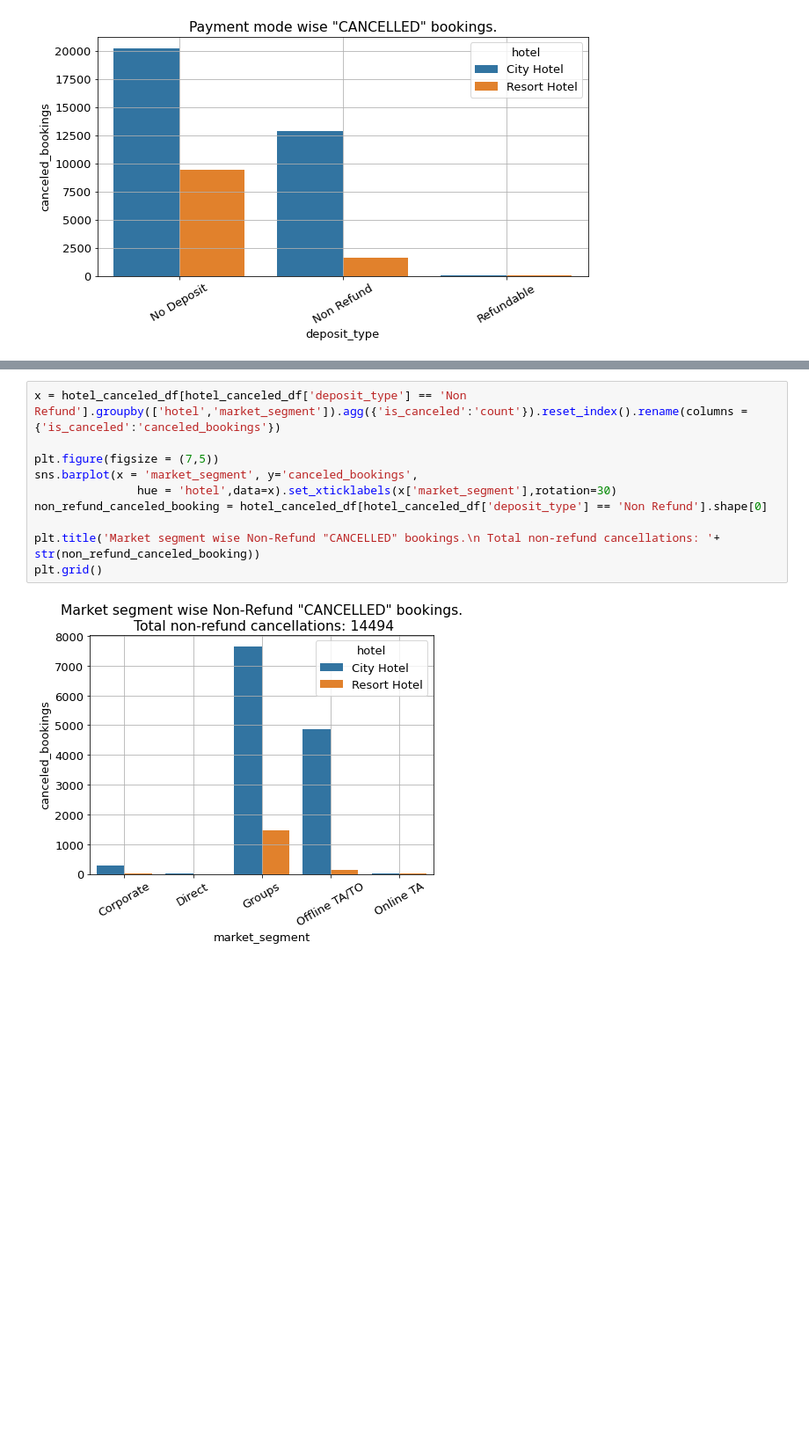
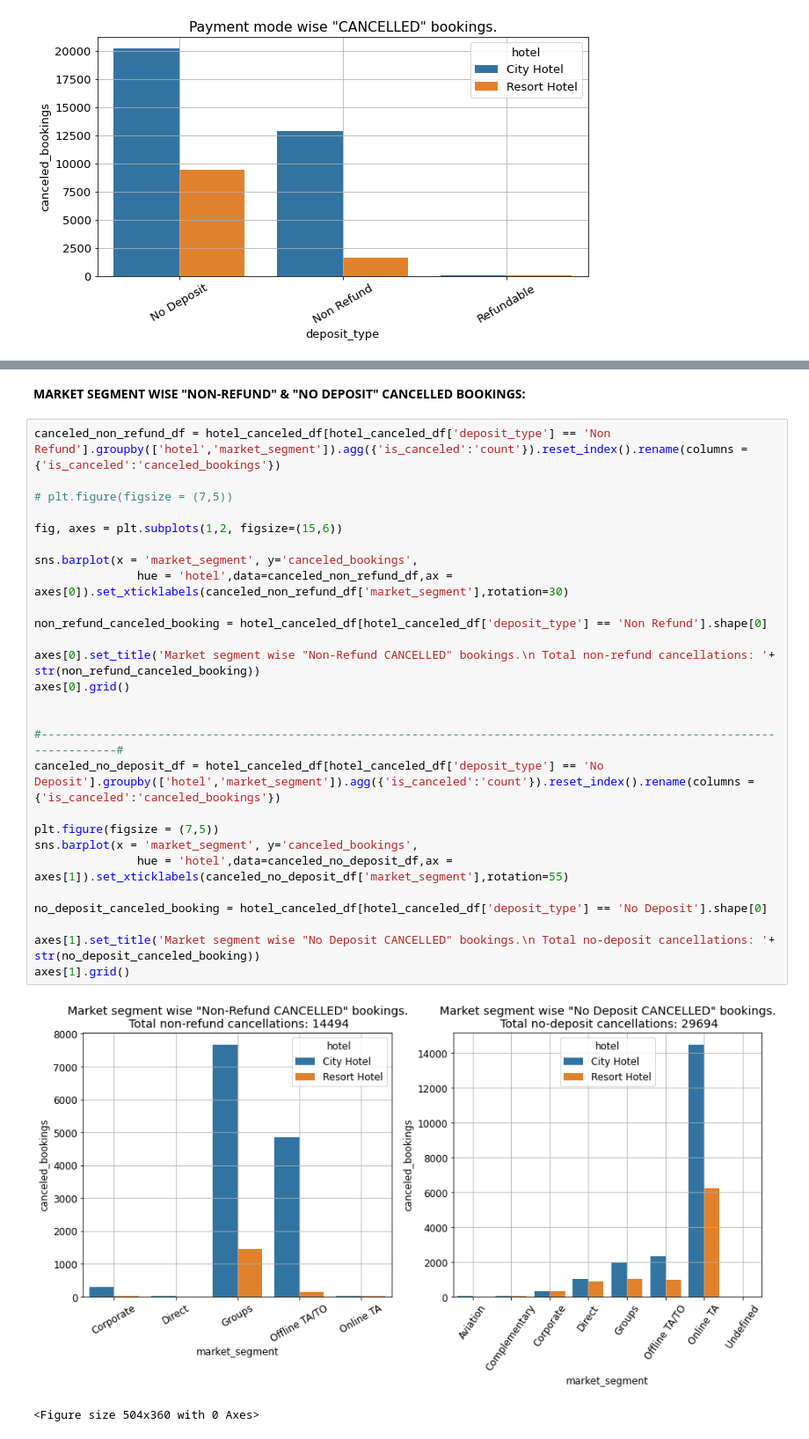
Before and after one commit to Abhi-nav0506/Capstone-EDA-Hotel-Booking, a Jupyter notebook: Hotel_Booking_Analysis_Capstone_Project.ipynb, the cells around one changed output, grey strips where cells are left out. Shown at 88% size. Cells and saved outputs as stored; diff of their text form; blank space fills up the shorter version.

```diff
--- a/Hotel_Booking_Analysis_Capstone_Project.ipynb
+++ b/Hotel_Booking_Analysis_Capstone_Project.ipynb
@@ -673,12 +606,32 @@ plt.grid()
+# %% [markdown]
+**MARKET SEGMENT WISE "NON-REFUND" & "NO DEPOSIT" CANCELLED BOOKINGS:**
 # %%
-x = hotel_canceled_df[hotel_canceled_df['deposit_type'] == 'Non Refund'].groupby(['hotel','market_segment']).agg({'is_canceled':'count'}).reset_index().rename(columns = {'is_canceled':'canceled_bookings'})
+canceled_non_refund_df = hotel_canceled_df[hotel_canceled_df['deposit_type'] == 'Non Refund'].groupby(['hotel','market_segment']).agg({'is_canceled':'count'}).reset_index().rename(columns = {'is_canceled':'canceled_bookings'})
+
+# plt.figure(figsize = (7,5))
+
+fig, axes = plt.subplots(1,2, figsize=(15,6))
+
+sns.barplot(x = 'market_segment', y='canceled_bookings',
+               hue = 'hotel',data=canceled_non_refund_df,ax = axes[0]).set_xticklabels(canceled_non_refund_df['market_segment'],rotation=30)
+
+non_refund_canceled_booking = hotel_canceled_df[hotel_canceled_df['deposit_type'] == 'Non Refund'].shape[0]
+
+axes[0].set_title('Market segment wise "Non-Refund CANCELLED" bookings.\n Total non-refund cancellations: '+ str(non_refund_canceled_booking))
+axes[0].grid()
+
+
+#-----------------------------------------------------------------------------------------------------------------------#
+canceled_no_deposit_df = hotel_canceled_df[hotel_canceled_df['deposit_type'] == 'No Deposit'].groupby(['hotel','market_segment']).agg({'is_canceled':'count'}).reset_index().rename(columns = {'is_canceled':'canceled_bookings'})
 
 plt.figure(figsize = (7,5))
 sns.barplot(x = 'market_segment', y='canceled_bookings',
-               hue = 'hotel',data=x).set_xticklabels(x['market_segment'],rotation=30)
-non_refund_canceled_booking = hotel_canceled_df[hotel_canceled_df['deposit_type'] == 'Non Refund'].shape[0]
+               hue = 'hotel',data=canceled_no_deposit_df,ax = axes[1]).set_xticklabels(canceled_no_deposit_df['market_segment'],rotation=55)
 
-plt.title('Market segment wise Non-Refund "CANCELLED" bookings.\n Total non-refund cancellations: '+ str(non_refund_canceled_booking))
-plt.grid()
+no_deposit_canceled_booking = hotel_canceled_df[hotel_canceled_df['deposit_type'] == 'No Deposit'].shape[0]
+
+axes[1].set_title('Market segment wise "No Deposit CANCELLED" bookings.\n Total no-deposit cancellations: '+ str(no_deposit_canceled_booking))
+axes[1].grid()
 # %% [output]
-[figure, old version]
+[figure, new version]
+<Figure size 504x360 with 0 Axes>
```
Also changed, not shown: parts of 53 cells of this notebook.
